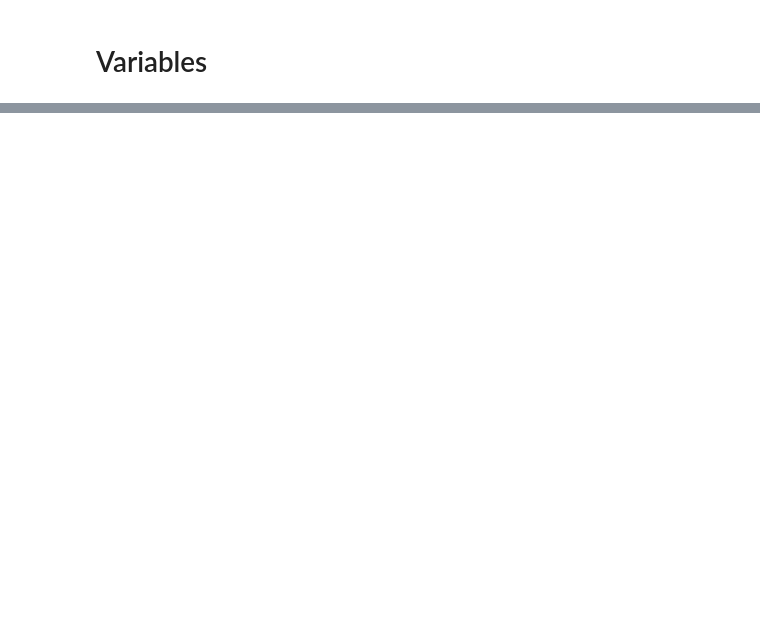
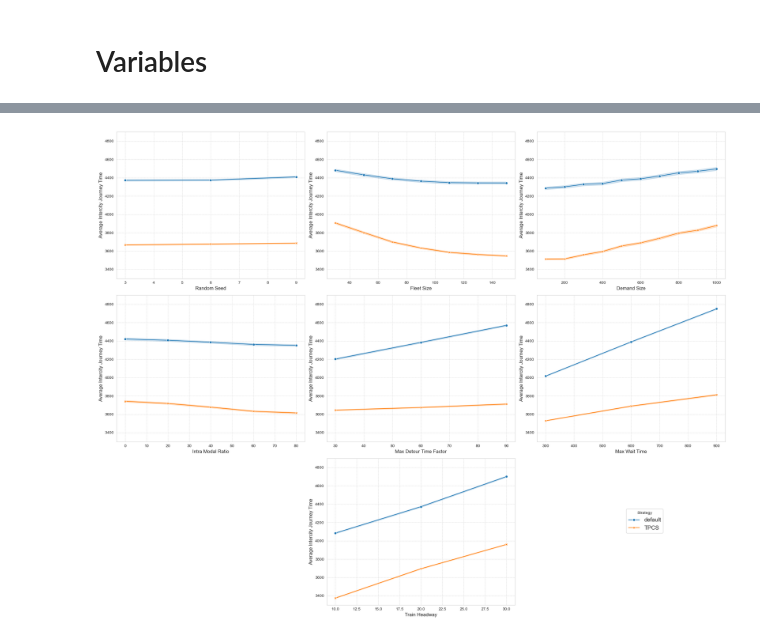
Before and after one commit to ChenhaoDing/J26-TPCS, a Jupyter notebook: 5-VISUALIZE-0-amod-simulations.ipynb, the cells around one changed output, grey strips where cells are left out. Cells and saved outputs as stored; diff of their text form; code cells hidden in the pictures; blank space fills up the shorter version.

```diff
--- a/5-VISUALIZE-0-amod-simulations.ipynb
+++ b/5-VISUALIZE-0-amod-simulations.ipynb
@@ -44,0 +217,4 @@ demand_split_ratio_list = [0, 20, 40, 60, 80]
+# %%
+draw_interaction_plots(kpi_column='average_intercity_journey_time', y_axis_limit=(3300, 4900))
+# %% [output]
+[figure, added]
```
Also changed, not shown: parts of 41 cells of this notebook, 4 other files.
